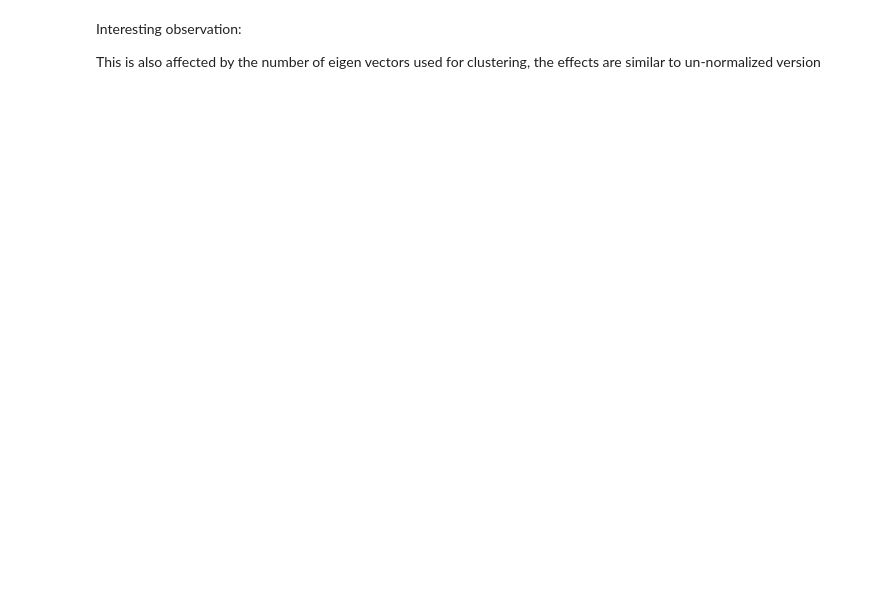
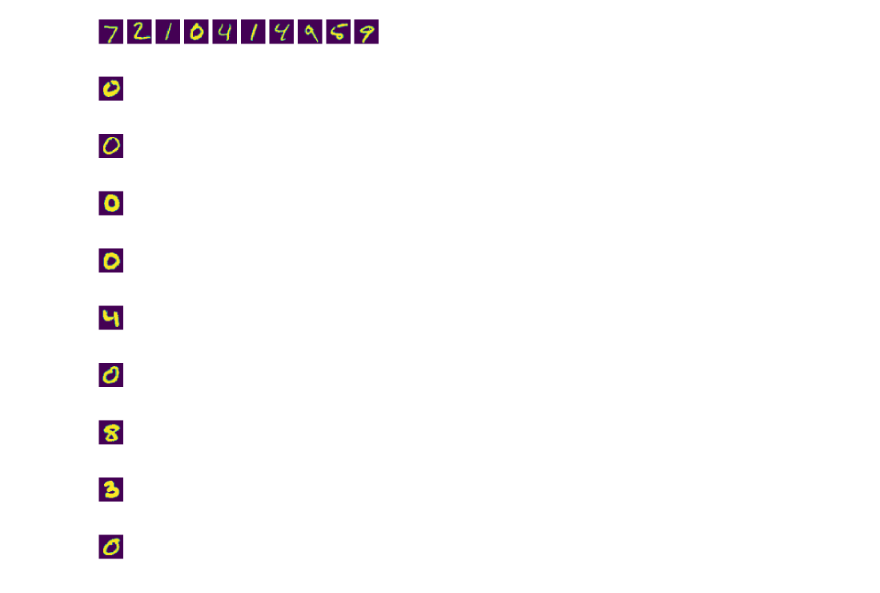
Before and after one commit to sourabhantani-smu/research, a Jupyter notebook: Normalized_Spectral_Clustering-Ng_et_al-Minst.ipynb, the cells around one changed output. Drawn from its saved outputs; the diff is of its cells as text; code cells hidden in the pictures; blank space fills up the shorter version.

```diff
--- a/Normalized_Spectral_Clustering-Ng_et_al-Minst.ipynb
+++ b/Normalized_Spectral_Clustering-Ng_et_al-Minst.ipynb
@@ -90,4 +66,27 @@ for k in imdict.keys():
-# %% [markdown]
-Interesting observation:
-
-This is also affected by the number of eigen vectors used for clustering, the effects are similar to un-normalized version
+# %%
+imdict = {}
+i = -1;
+for l in km.labels_:
+    i+=1
+    if l not in imdict.keys():
+        imdict[l] = [x_list[i]]
+    else:
+        imdict[l].append(x_list[i])
+
+fig, ax = plt.subplots(len(imdict.keys()),10, figsize=(10,20))
+fig.subplots_adjust(hspace=0, wspace=0)
+r = -1
+for k in imdict.keys():
+    r += 1
+    for a in range(0,min(10,len(imdict[k]))):
+        ax[r,a].imshow(imdict[k][a].reshape((28, 28)))
+
+for r in range(ax.shape[0]):
+    for a in range(ax.shape[1]):
+        ax[r,a].set_axis_off()
+plt.tight_layout()
+plt.show()
+fig.savefig("normalized_sym_20_2Norm.png")
+plt.close()
+# %% [output]
+[figure, added]
```
Also changed, not shown: parts of 1 cell of this notebook, 22 other files.
